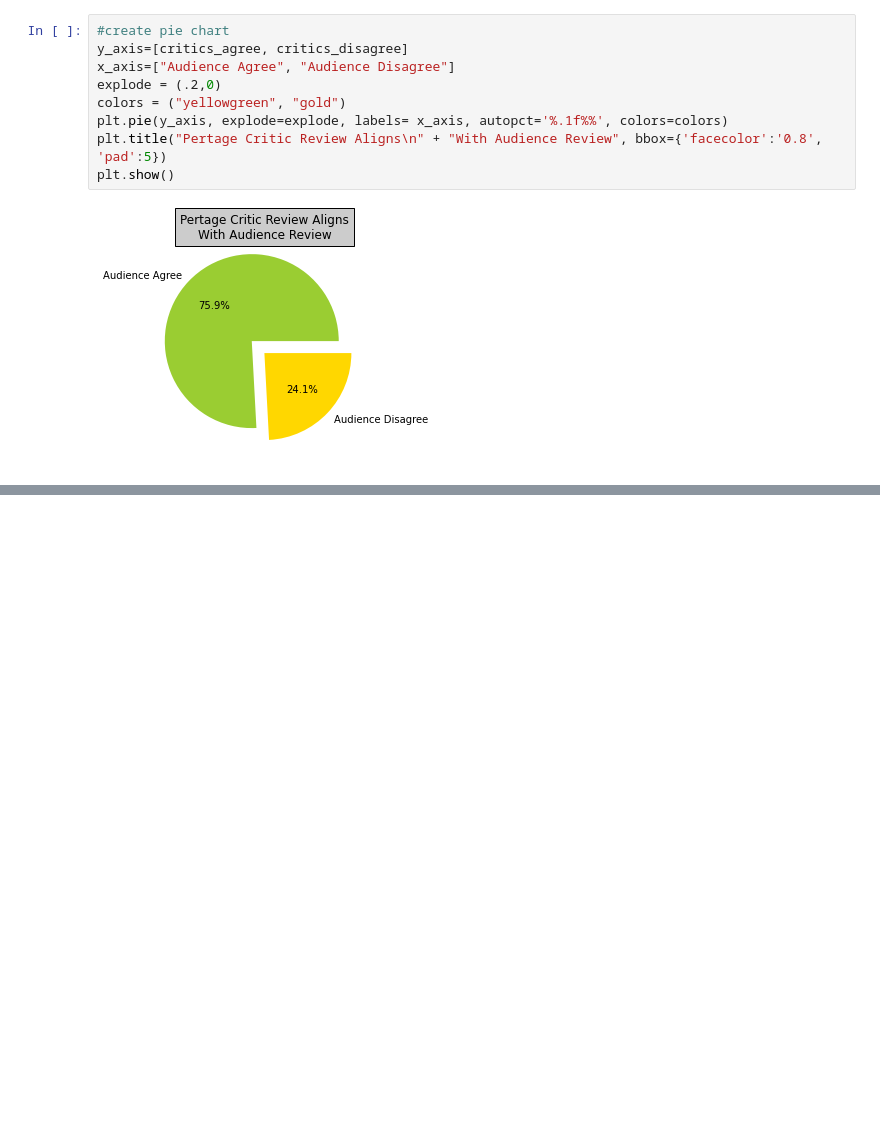
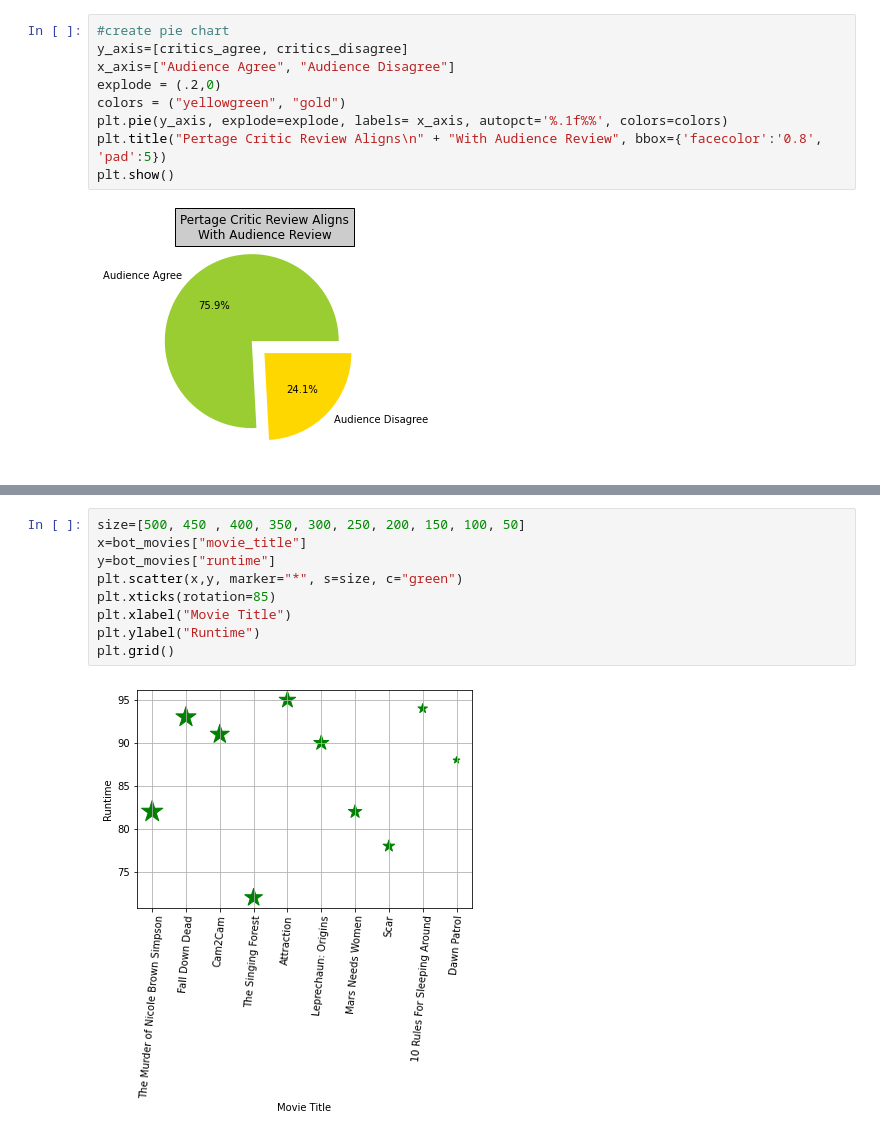
Before and after one commit to devinhughes/Rotten_tomatoes_project, a Jupyter notebook: Visualizations.ipynb, the cells around one changed output, grey strips where cells are left out. Cells and saved outputs as stored; diff of their text form; blank space fills up the shorter version.

```diff
--- a/Visualizations.ipynb
+++ b/Visualizations.ipynb
@@ -281,0 +283,11 @@ bot_movies.head()
+# %%
+size=[500, 450 , 400, 350, 300, 250, 200, 150, 100, 50]
+x=bot_movies["movie_title"]
+y=bot_movies["runtime"]
+plt.scatter(x,y, marker="*", s=size, c="green")
+plt.xticks(rotation=85)
+plt.xlabel("Movie Title")
+plt.ylabel("Runtime")
+plt.grid()
+# %% [output]
+[figure, added]
```
Also changed, not shown: parts of 12 cells of this notebook.
